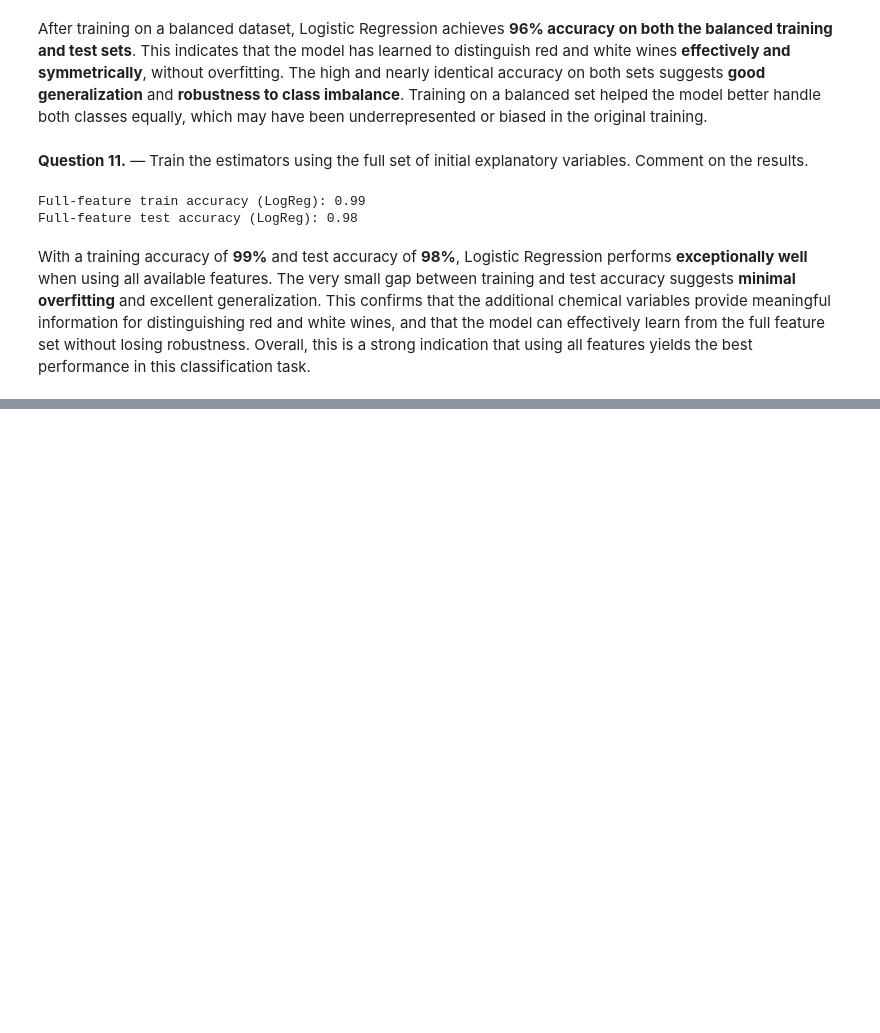
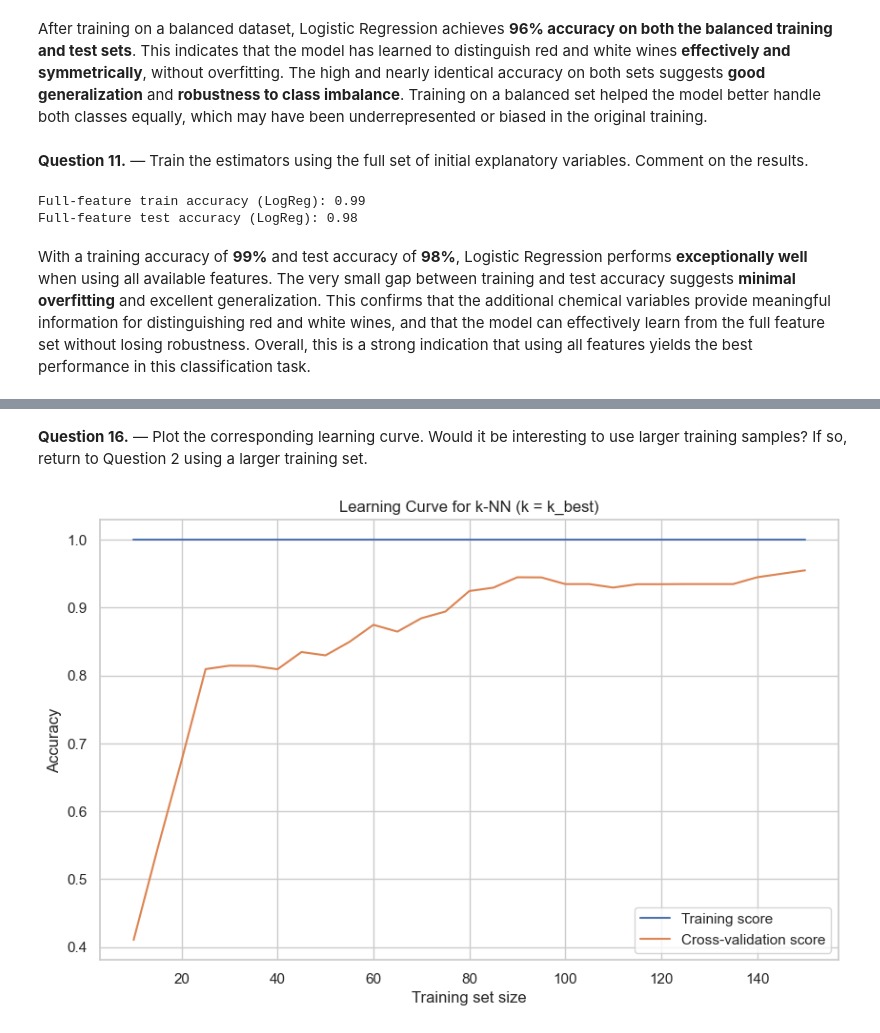
Before and after one commit to pieropls/ENSAE-Miscellaneous, a Jupyter notebook: machine-learning/3.Perceptron_K-NN.ipynb, the cells around one changed output, grey strips where cells are left out. Saved outputs shown, nothing was run; the diff lists cells and outputs as text; code cells hidden in the pictures; blank space fills up the shorter version.

```diff
--- a/machine-learning/3.Perceptron_K-NN.ipynb
+++ b/machine-learning/3.Perceptron_K-NN.ipynb
@@ -278,0 +413,26 @@ With a training accuracy of **99%** and test accuracy of **98%**, Logistic Regre
+# %%
+from sklearn.model_selection import learning_curve
+
+train_size_range = range(10, 151, 5) # Train on sets of size 10, 15, 20, 25, ..., 150
+train_sizes, train_scores, valid_scores = learning_curve(
+    KNeighborsClassifier(n_neighbors=k_best),  # use best k found before (here: k=1)
+    X_cv,                                      # features
+    y_cv,                                      # labels
+    train_sizes=train_size_range,              # how many training examples to use
+    cv=7                                       # perform 7-fold CV for each size
+)
+# %% [markdown]
+**Question 16.** — Plot the corresponding learning curve. Would it be interesting to use larger training samples? If so,
+return to Question 2 using a larger training set.
+# %%
+plt.figure(figsize=(10, 6))
+plt.plot(train_sizes, train_scores.mean(axis=1), label="Training score")
+plt.plot(train_sizes, valid_scores.mean(axis=1), label="Cross-validation score")
+plt.xlabel("Training set size")
+plt.ylabel("Accuracy")
+plt.title("Learning Curve for k-NN (k = k_best)")
+plt.legend()
+plt.grid(True)
+plt.show()
+# %% [output]
+[figure, added]
```
Also changed, not shown: parts of 32 cells of this notebook.
